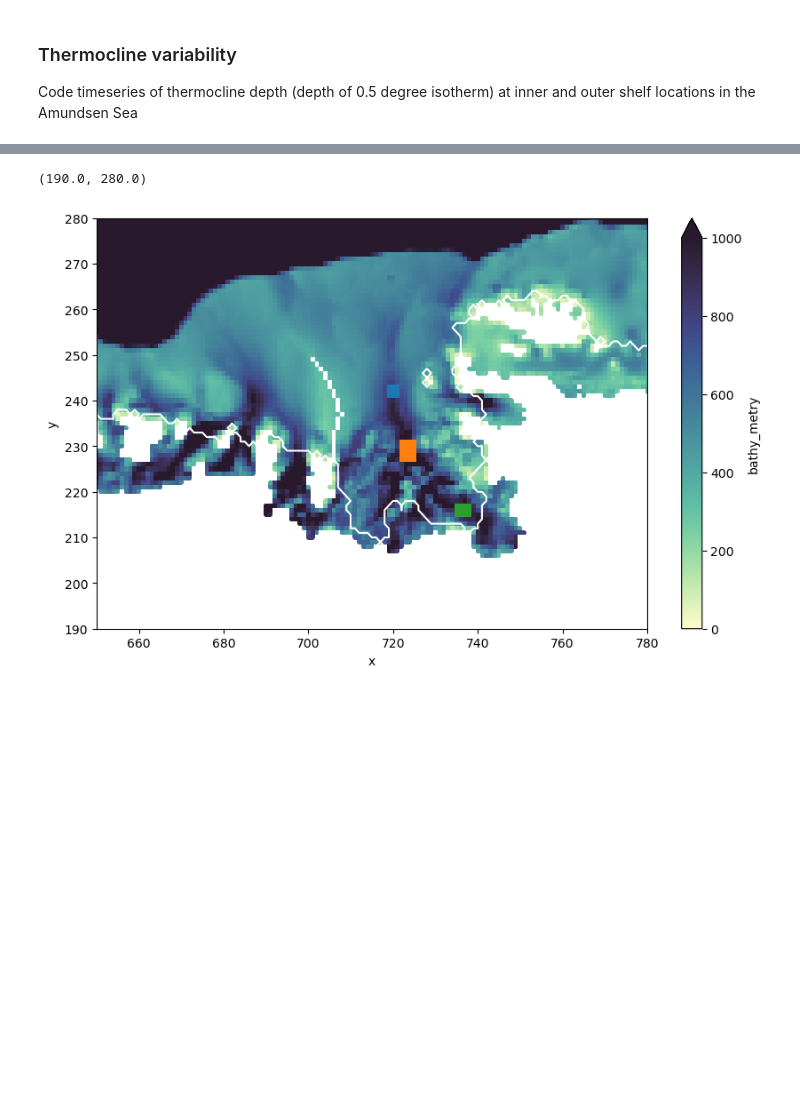
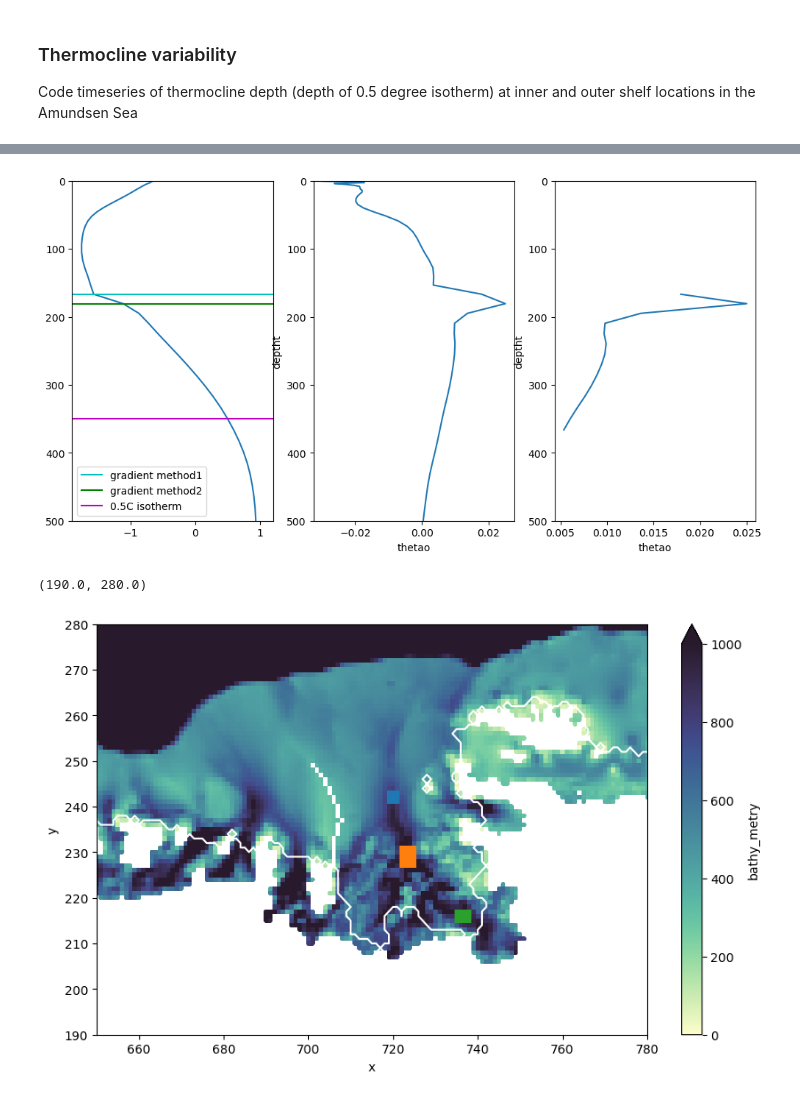
Before and after one commit to brogalla/analysis-birgal, a Jupyter notebook: nemo_config_setup/climate-experiments/CESM2/thermocline_depth_timeseries.ipynb, the cells around one changed output, grey strips where cells are left out. Drawn from its saved outputs; the diff is of its cells as text; code cells hidden in the pictures; blank space fills up the shorter version.

```diff
--- a/nemo_config_setup/climate-experiments/CESM2/thermocline_depth_timeseries.ipynb
+++ b/nemo_config_setup/climate-experiments/CESM2/thermocline_depth_timeseries.ipynb
@@ -24,3 +86,22 @@ depth_isotherm = isosurface(T_masked.isel(time_counter=0), 0.5, dim='deptht')
+# %%
+yloc=250
+xloc=720
+fig, ax = plt.subplots(1,3, figsize=(12,6))
+ax[0].plot(T_masked.isel(y=yloc, x=xloc), T_masked.isel(y=yloc, x=xloc).deptht)
+ax[0].axhline(depth_thermocline1.isel(x=xloc, y=yloc), color='c', label='gradient method1')
+ax[0].axhline(depth_thermocline2.isel(x=xloc, y=yloc), color='g', label='gradient method2')
+ax[0].axhline(depth_isotherm.isel(x=xloc, y=yloc), color='m', label='0.5C isotherm')
+ax[0].legend()
+ax[0].set_xlim(-1.9, 1.2)
+
+dTdz_masked2.isel(x=xloc, y=yloc).plot(ax=ax[1], y='deptht')
+dTdz_masked3.isel(x=xloc, y=yloc).plot(ax=ax[2], y='deptht')
+
+for axis in ax.ravel():
+    axis.set_ylim(500,0)
+    axis.set_title('')
+# %% [output]
+[figure, added]
 # %%
 ds     = xr.open_dataset(f'{base_dir}output/ERA5_1h_tune0_efr020/files1/eANT025.L121_1m_{year}0101_{year}1231_grid_T_compressed.nc')
 # dzo    = thermocline(ds.thetao.isel(time_counter=0), surface_depth_mask=150)
```
Also changed, not shown: parts of 5 cells of this notebook.
